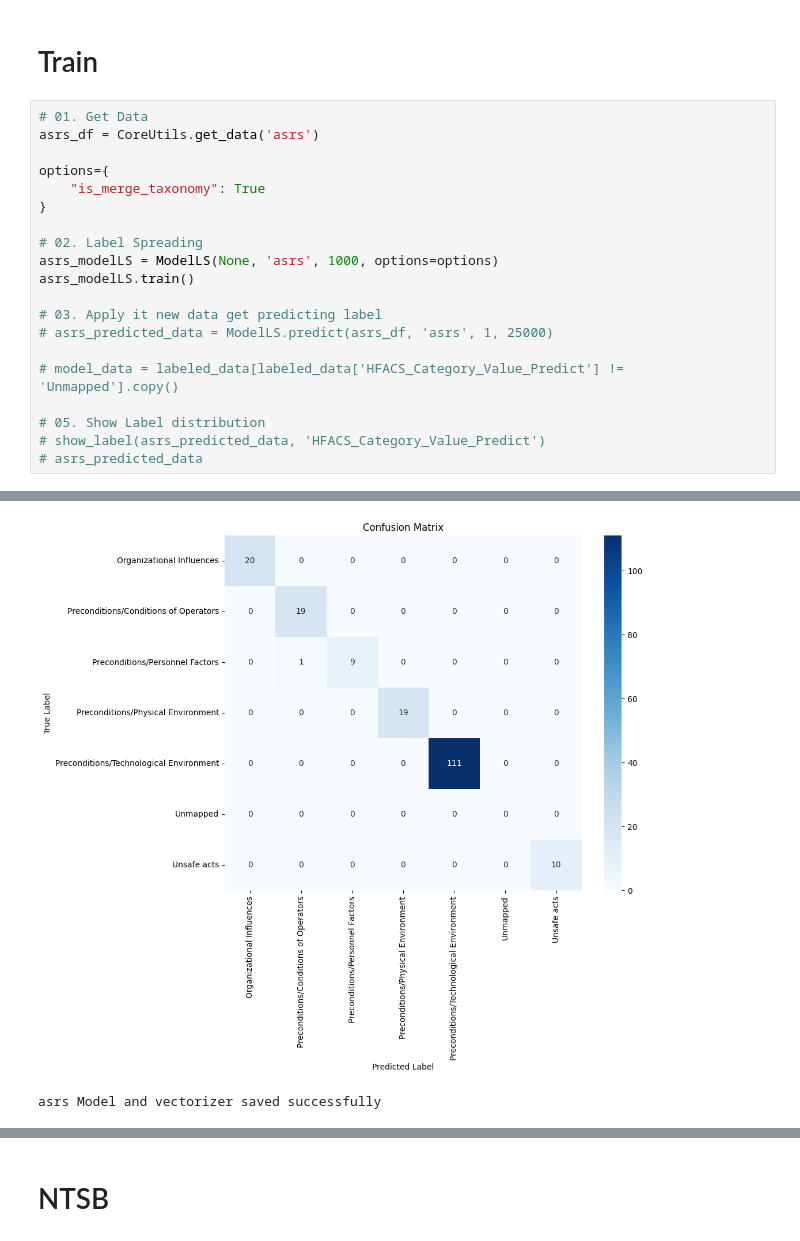
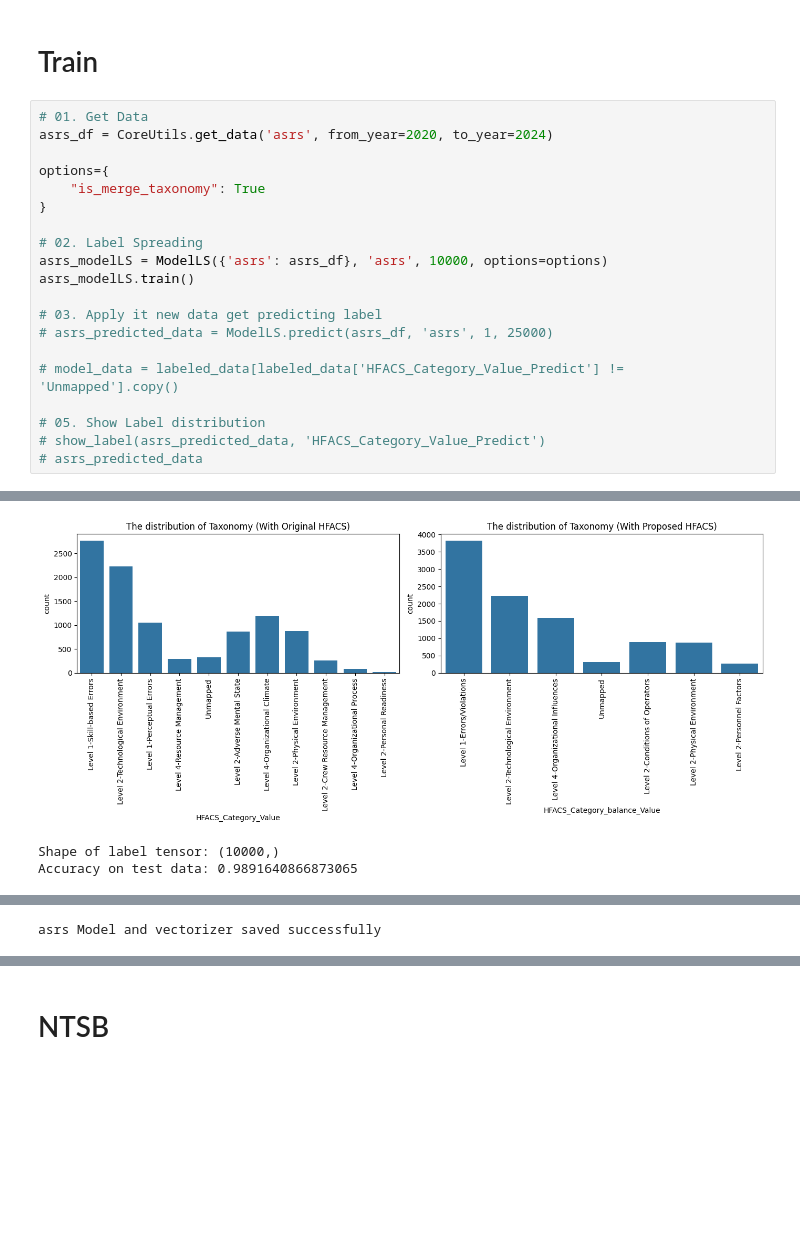
Before and after one commit to lasalasa/ASTAPM_Model, a Jupyter notebook: notebooks/notebook_main.ipynb, the cells around one changed output, grey strips where cells are left out. Cells and saved outputs as stored; diff of their text form; blank space fills up the shorter version.

```diff
--- a/notebooks/notebook_main.ipynb
+++ b/notebooks/notebook_main.ipynb
@@ -61,14 +84,14 @@ options={
 # Train
 # %%
 # 01. Get Data
-asrs_df = CoreUtils.get_data('asrs')
+asrs_df = CoreUtils.get_data('asrs', from_year=2020, to_year=2024)
 
 options={
     "is_merge_taxonomy": True
 }
 
 # 02. Label Spreading
-asrs_modelLS = ModelLS(None, 'asrs', 1000, options=options)
+asrs_modelLS = ModelLS({'asrs': asrs_df}, 'asrs', 10000, options=options)
 asrs_modelLS.train()
 
 # 03. Apply it new data get predicting label
@@ -100,2 +107,3 @@ Accuracy on test data: 0.9947089947089947
-[figure, old version]
+[figure, new version]
-asrs Model and vectorizer saved successfully
+Shape of label tensor: (10000,)
+Accuracy on test data: 0.9891640866873065
@@ -102 +111,2 @@ asrs Model and vectorizer saved successfully
+asrs Model and vectorizer saved successfully
 # %%
```
Also changed, not shown: parts of 9 cells of this notebook, 15 other files.
